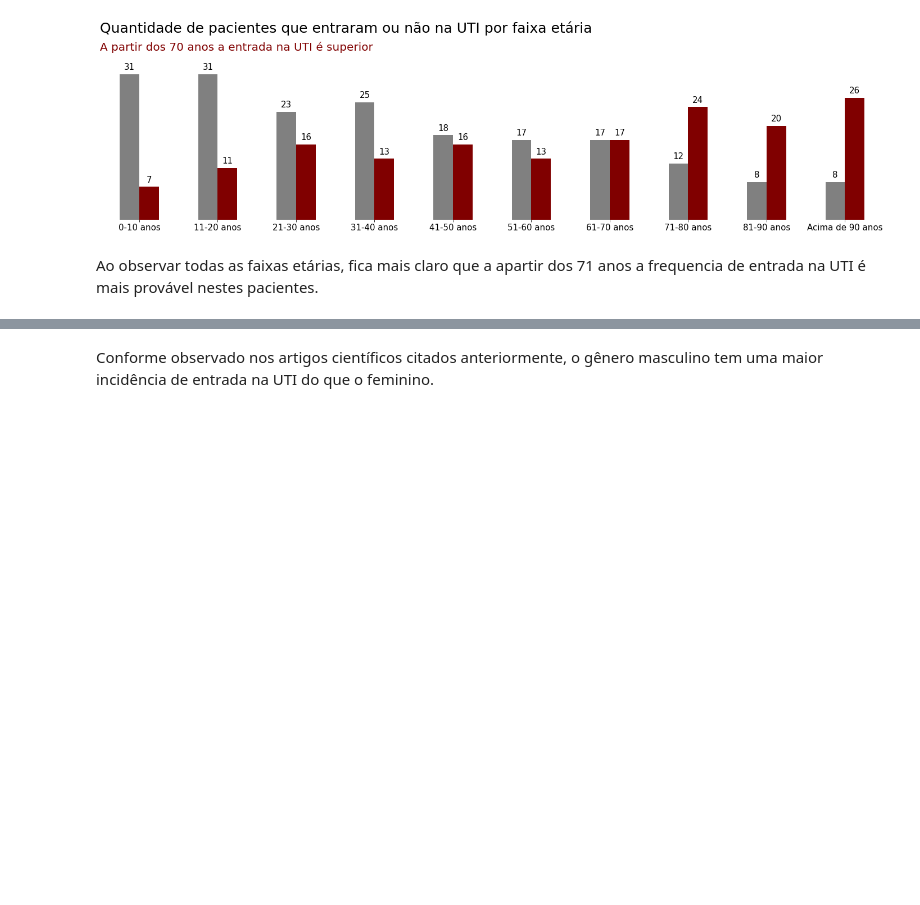
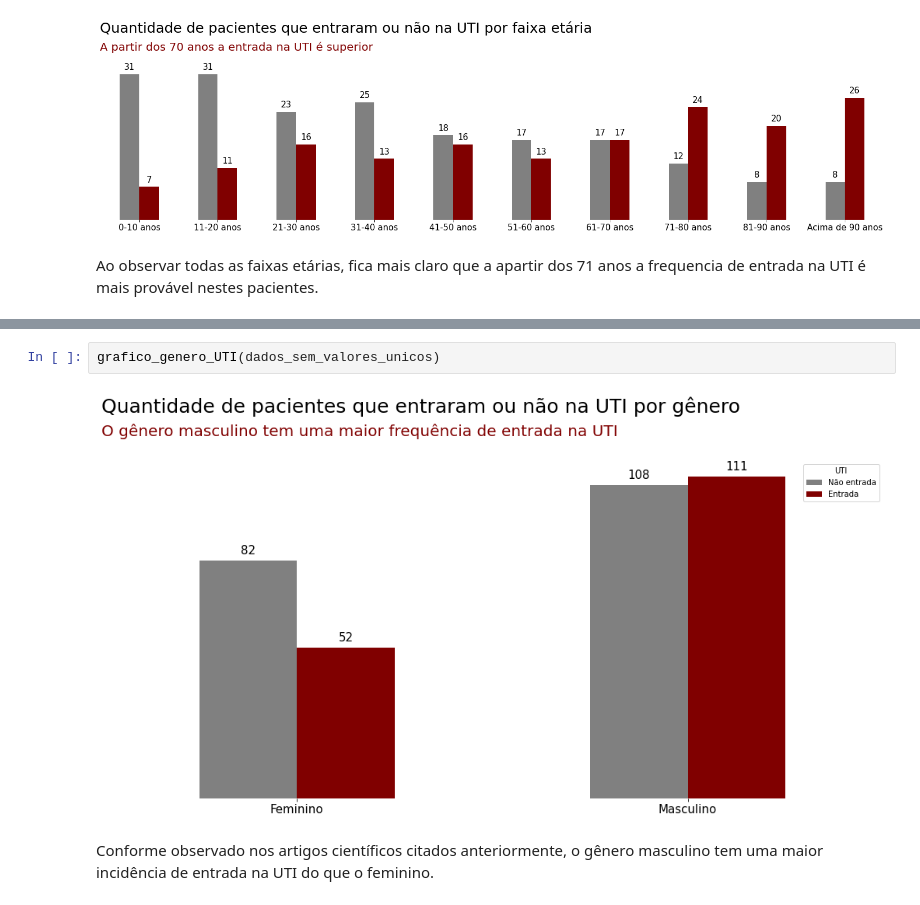
Before and after one commit to FranciscoFoz/Projeto_Final_Bootcamp_Data_Science_Alura, a Jupyter notebook: Notebooks/Aquisicao_e_transformacao_dos_dados.ipynb, the cells around one changed output, grey strips where cells are left out. Cells and saved outputs as stored; diff of their text form; blank space fills up the shorter version.

```diff
--- a/Notebooks/Aquisicao_e_transformacao_dos_dados.ipynb
+++ b/Notebooks/Aquisicao_e_transformacao_dos_dados.ipynb
@@ -304,3 +353,7 @@ f.grafico_genero_UTI(dados_sem_valores_unicos)
+# %%
+grafico_genero_UTI(dados_sem_valores_unicos)
+# %% [output]
+[figure, added]
 # %% [markdown]
 Conforme observado nos artigos científicos citados anteriormente, o gênero masculino tem uma maior incidência de entrada na UTI do que o feminino.
 # %% [markdown]
```
Also changed, not shown: parts of 13 cells of this notebook.
